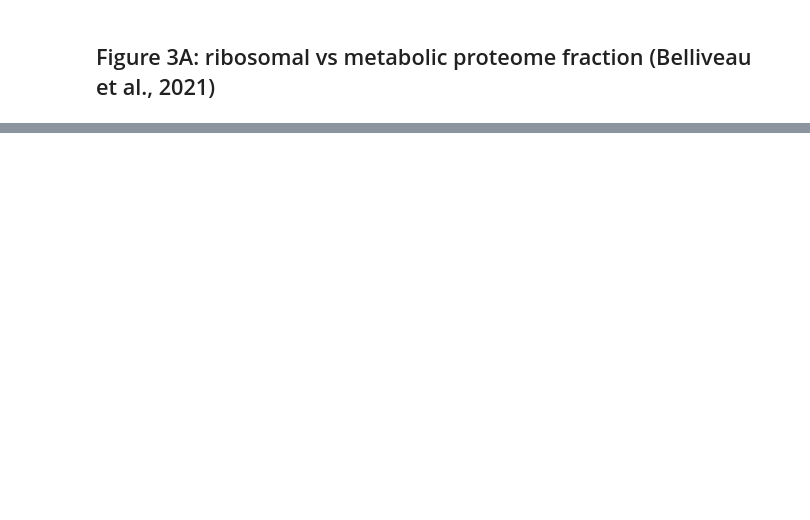
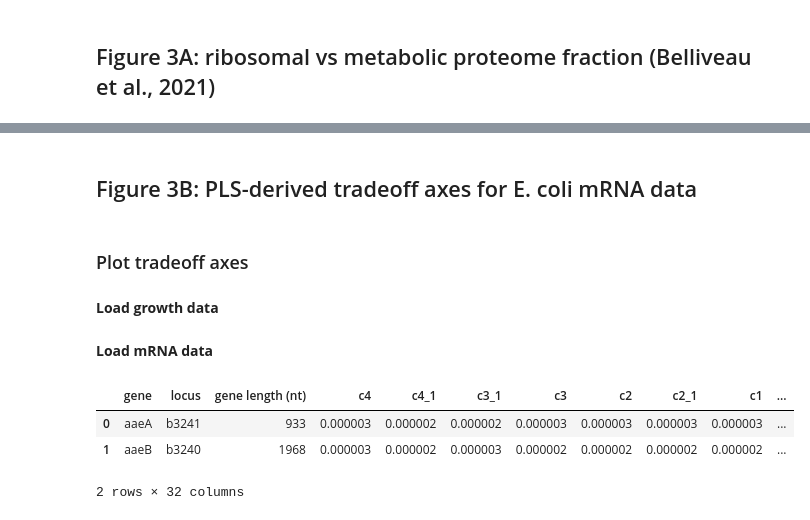
Before and after one commit to AnkitaRoychoudhury/StatisticalResourceAllocation, a Jupyter notebook: figures/fig3.ipynb, the cells around one changed output, grey strips where cells are left out. Cells and saved outputs as stored; diff of their text form; code cells hidden in the pictures; blank space fills up the shorter version.

Commit message:
figure 3 cont.

```diff
--- a/figures/fig3.ipynb
+++ b/figures/fig3.ipynb
@@ -17,0 +24,6 @@ bokeh.io.output_notebook()
+# %% [markdown]
+## Figure 3B: PLS-derived tradeoff axes for E. coli mRNA data
+# %% [markdown]
+### Plot tradeoff axes
+# %% [markdown]
+**Load growth data**
@@ -17,0 +33,10 @@ bokeh.io.output_notebook()
+# %% [markdown]
+**Load mRNA data**
+# %%
+df_hwa_mrna = pd.read_excel("../data/e.coli/science.abk2066_table_s3.xlsx", sheet_name = 1)
+df_hwa_mrna.head(2)
+# %% [output]
+|  | gene | locus | gene length (nt) | c4 | c4_1 | c3_1 | c3 | c2 | c2_1 | c1 | ... |
+| 0 | aaeA | b3241 | 933 | 0.000003 | 0.000002 | 0.000002 | 0.000003 | 0.000003 | 0.000003 | 0.000003 | ... |
+| 1 | aaeB | b3240 | 1968 | 0.000003 | 0.000002 | 0.000003 | 0.000002 | 0.000002 | 0.000002 | 0.000002 | ... |
+2 rows × 32 columns
```
Also changed, not shown: parts of 13 cells of this notebook, 3 other files.
